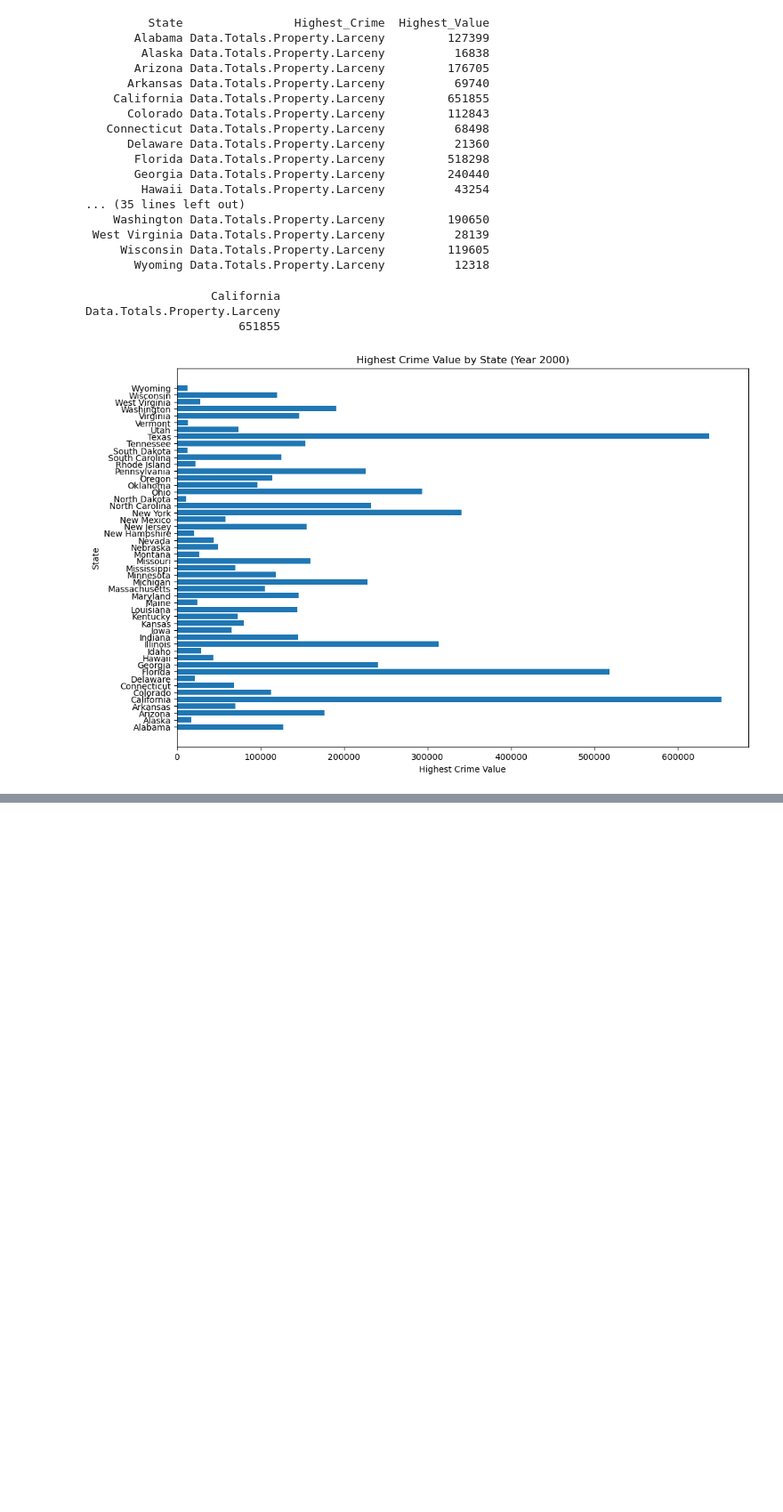
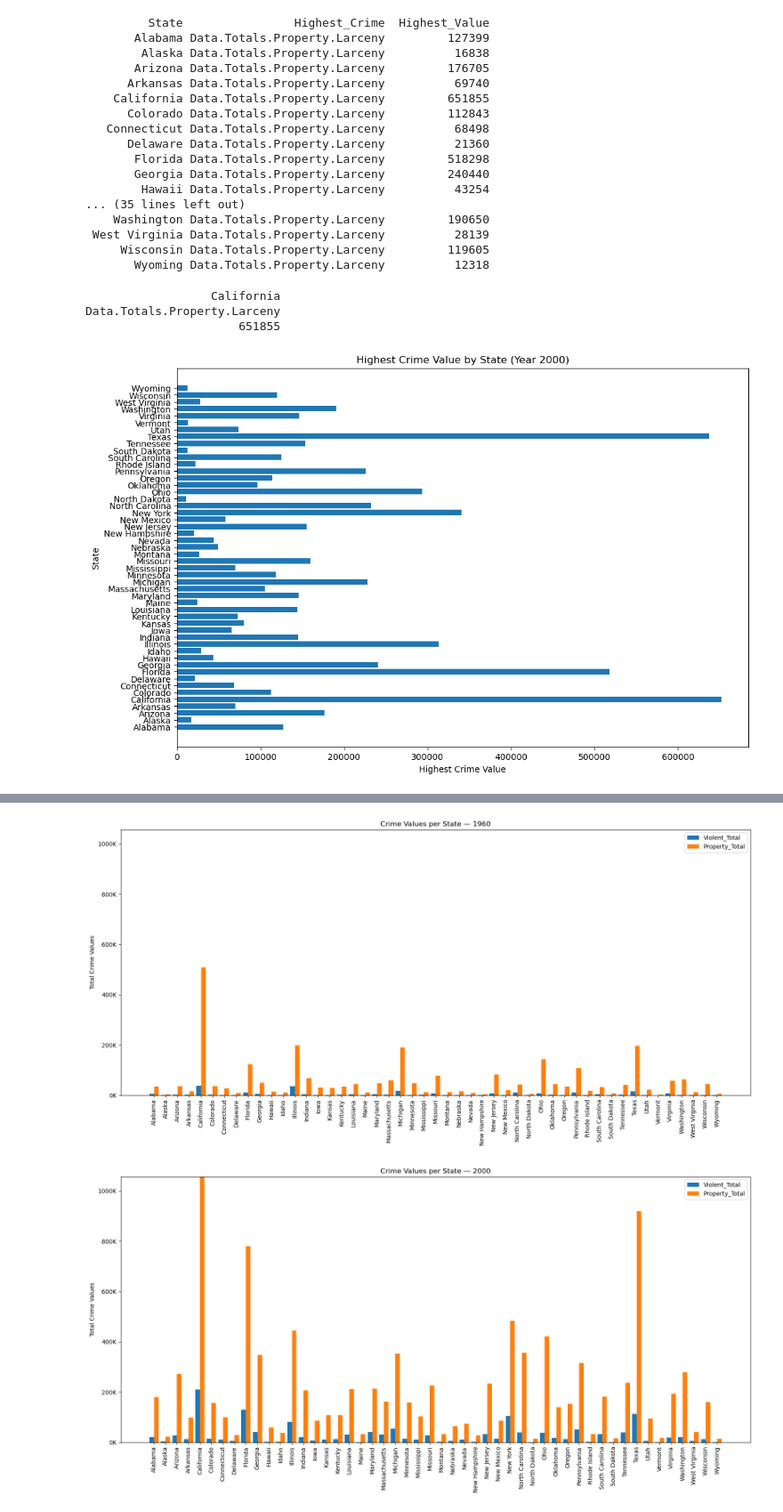
Before and after one commit to dfolland51020/cs130-project, a Jupyter notebook: analysis.ipynb, the cells around one changed output, grey strips where cells are left out. Shown at 89% size. Saved outputs shown, nothing was run; the diff lists cells and outputs as text; code cells hidden in the pictures; blank space fills up the shorter version.

```diff
--- a/analysis.ipynb
+++ b/analysis.ipynb
@@ -234,3 +239,79 @@ plt.show()
+# %%
+#I used google this one after mane frustrations so I could have a better visual just to add to my story
+import pandas as pd
+import matplotlib.pyplot as plt
+from matplotlib.ticker import FuncFormatter
+
+# Load data
+state_crime = pd.read_csv('state_crime.csv')
+
+# Columns for totals
+violent_cols = [
+    'Data.Totals.Violent.Assault',
+    'Data.Totals.Violent.Murder',
+    'Data.Totals.Violent.Rape',
+    'Data.Totals.Violent.Robbery'
+]
+
+property_cols = [
+    'Data.Totals.Property.Burglary',
+    'Data.Totals.Property.Larceny',
+    'Data.Totals.Property.Motor'
+]
+
+# Create totals for 1960 and 2000
+def compute_totals(state_crime, year):
+    df_year = state_crime[state_crime['Year'] == year].copy()
+    df_year = df_year[~df_year['State'].isin(['United States', 'District of Columbia'])]
+    df_year["Violent_Total"] = df_year[violent_cols].sum(axis=1)
+    df_year["Property_Total"] = df_year[property_cols].sum(axis=1)
+    return df_year[["State", "Violent_Total", "Property_Total"]]
+
+crime_1960 = compute_totals(state_crime, 1960)
+crime_2000 = compute_totals(state_crime, 2000)
+
+max_total = max(
+    crime_1960[["Violent_Total", "Property_Total"]].max().max(),
+    crime_2000[["Violent_Total", "Property_Total"]].max().max()
+)
+
+# Formatter for thousands
+formatter = FuncFormatter(lambda x, pos: f'{int(x/1000)}K')
+
+# 1960 plot
+plt.figure(figsize=(16, 8))
+x = range(len(crime_1960))
+
+plt.bar(x, crime_1960["Violent_Total"], width=0.4, label="Violent_Total")
+plt.bar([i + 0.4 for i in x], crime_1960["Property_Total"], width=0.4, label="Property_Total")
+
+plt.xticks([i + 0.2 for i in x], crime_1960["State"], rotation=90)
+plt.title("Crime Values per State — 1960")
+plt.ylabel("Total Crime Values")
+plt.ylim(0, max_total)
+plt.gca().yaxis.set_major_formatter(formatter)  # Apply thousands formatting
+plt.legend()
+plt.tight_layout()
+plt.show()
+
+# 2000 plot
+plt.figure(figsize=(16, 8))
+x = range(len(crime_2000))
+
+plt.bar(x, crime_2000["Violent_Total"], width=0.4, label="Violent_Total")
+plt.bar([i + 0.4 for i in x], crime_2000["Property_Total"], width=0.4, label="Property_Total")
+
+plt.xticks([i + 0.2 for i in x], crime_2000["State"], rotation=90)
+plt.title("Crime Values per State — 2000")
+plt.ylabel("Total Crime Values")
+plt.ylim(0, max_total)
+plt.gca().yaxis.set_major_formatter(formatter)  # Apply thousands formatting
+plt.legend()
+plt.tight_layout()
+plt.show()
+# %% [output]
+[figure, added]
+[figure, added]
 # %%
 import matplotlib.pyplot as plt
 
```
Also changed, not shown: parts of 3 cells of this notebook.
